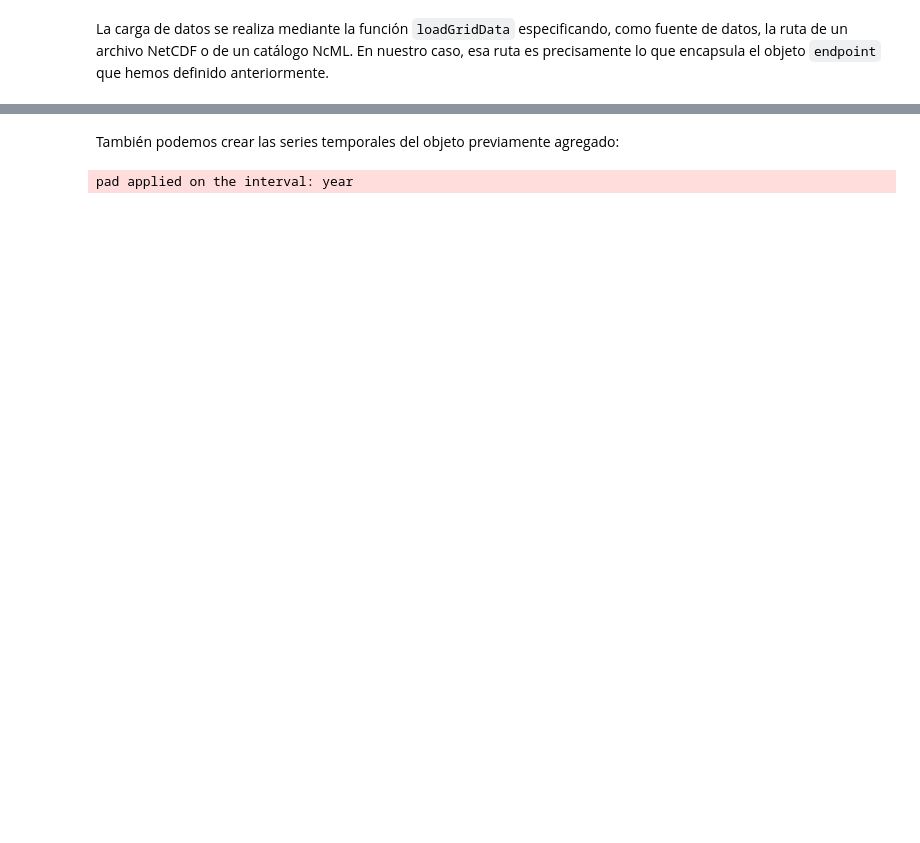
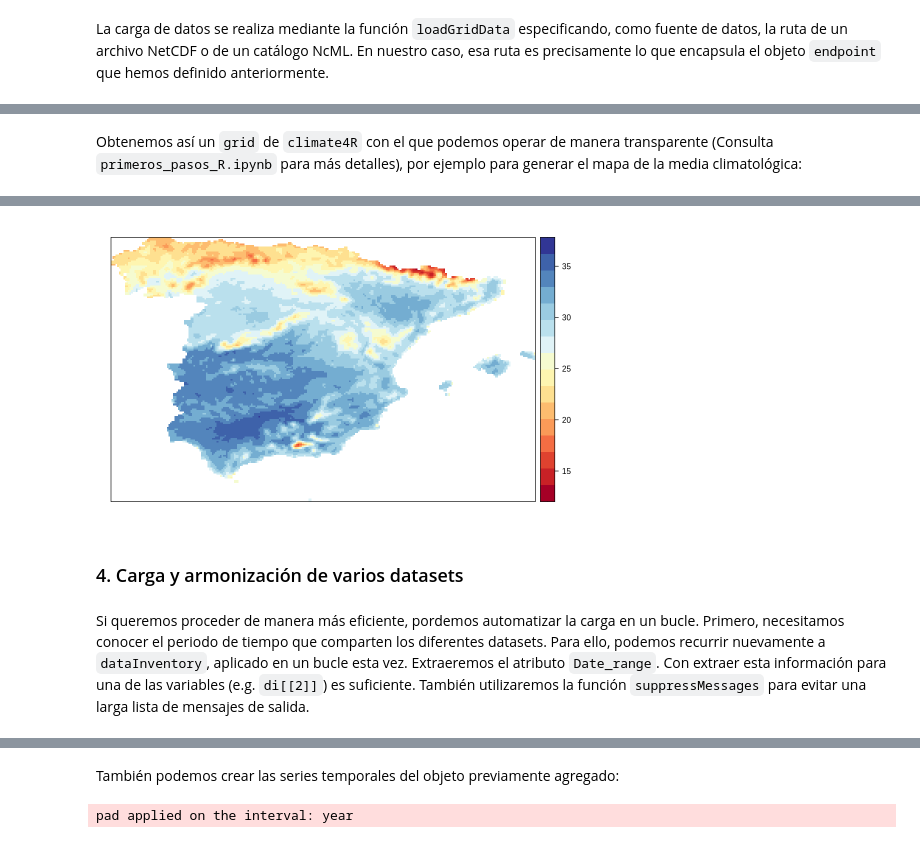
Before and after one commit to SantanderMetGroup/PTI-Clima-Datalab, a Jupyter notebook: Notebooks/R/intercomp_rejillas_obs_R.ipynb, the cells around one changed output, grey strips where cells are left out. Saved outputs shown, nothing was run; the diff lists cells and outputs as text; code cells hidden in the pictures; blank space fills up the shorter version.

```diff
--- a/Notebooks/R/intercomp_rejillas_obs_R.ipynb
+++ b/Notebooks/R/intercomp_rejillas_obs_R.ipynb
@@ -128,6 +146,6 @@ Podemos **aplicar fácilmente filtros** para obtener el archivo deseado. El obje
 # %%
-obs <- subset(df, type == "observations")[c("dataset", "endpoint")]
-rea <- subset(df, type == "reanalysis")[c("dataset", "endpoint")]
+obs <- subset(df, type == "observations")[c("dataset", "endpoint", "dictionary")]
+rea <- subset(df, type == "reanalysis")[c("dataset", "endpoint", "dictionary")]
 datasets <- rbind(obs, rea) %>% print
 # %% [output]
                          dataset
@@ -208,3 +231,0 @@ Vemos que hay tres variables disponibles: pr, tasmax y tasmin. Para cada una de
-# %%
-endpoint <- "https://data.meteo.unican.es/thredds/dodsC/PTI-clima/projections/spain/CORDEX_output_EUR-11_CLMcom-ETH_ICHEC-EC-EARTH_historical_CLMcom-ETH-COSMO-crCLIM-v1-1_v1_day.ncml"
-dataInventory(endpoint) %>% str
@@ -252,5 +242,4 @@ También es necesario especificar el parámetro `var`, que en este ejemplo se es
 # %%
-tasmax.jja <- loadGridData(dataset = endpoint,
-             var = "tasmax",
-             season = 6:8,
-             years = 1991:2020)
+dataset.i <- "AEMET-5KM-regular_Iberia_day"
+endpoint.i <- subset(datasets, dataset == dataset.i)[["endpoint"]]
+dic.i <- subset(datasets, dataset == dataset.i)[["dictionary"]]
@@ -268,0 +246,6 @@ tasmax.jja <- loadGridData(dataset = endpoint,
+# %%
+tasmax.jja.aemet5km <- loadGridData(dataset = endpoint.i,
+                           var = "tasmax",
+                           season = 6:8,
+                           years = 1991:2020,
+                           dictionary = dic.i)
@@ -268,0 +266,5 @@ tasmax.jja <- loadGridData(dataset = endpoint,
+# %% [markdown]
+Obtenemos así un `grid` de `climate4R` con el que podemos operar de manera transparente (Consulta `primeros_pasos_R.ipynb` para más detalles), por ejemplo para generar el mapa de la media climatológica:
+# %%
+spatialPlot(climatology(tasmax.jja.aemet5km))
+# %% [output]
@@ -268,0 +274,5 @@ tasmax.jja <- loadGridData(dataset = endpoint,
+[figure, added]
+# %% [markdown]
+### 4. Carga y armonización de varios datasets
+# %% [markdown]
+Si queremos proceder de manera más eficiente, pordemos automatizar la carga en un bucle. Primero, necesitamos conocer el periodo de tiempo que comparten los diferentes datasets. Para ello, podemos recurrir nuevamente a `dataInventory`, aplicado en un bucle esta vez. Extraeremos el atributo `Date_range`. Con extraer esta información para una de las variables (e.g. `di[[2]]`) es suficiente. También utilizaremos la función `suppressMessages` para evitar una larga lista de mensajes de salida.
```
Also changed, not shown: parts of 64 cells of this notebook, 4 other files.
